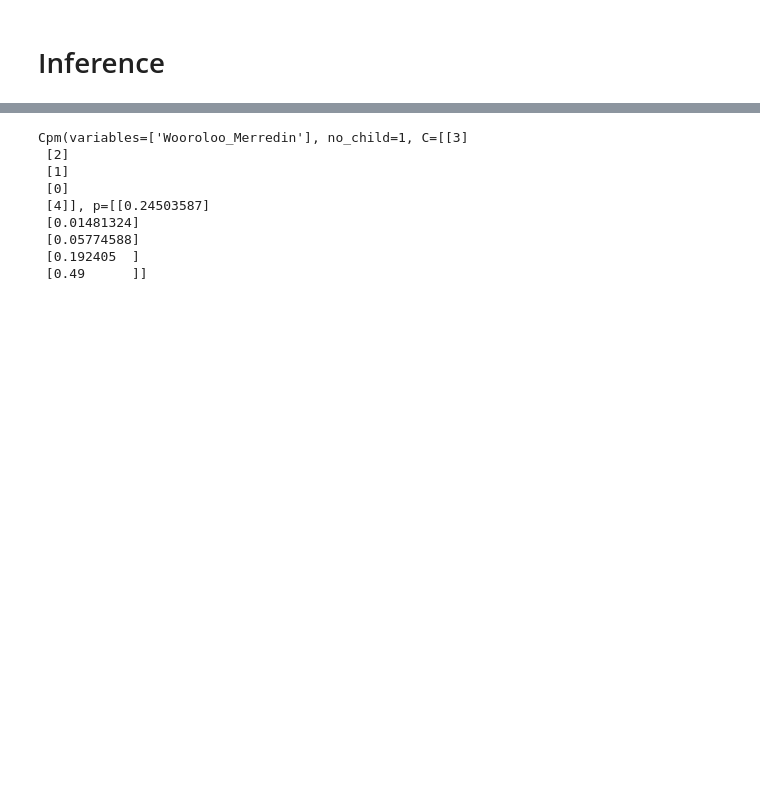
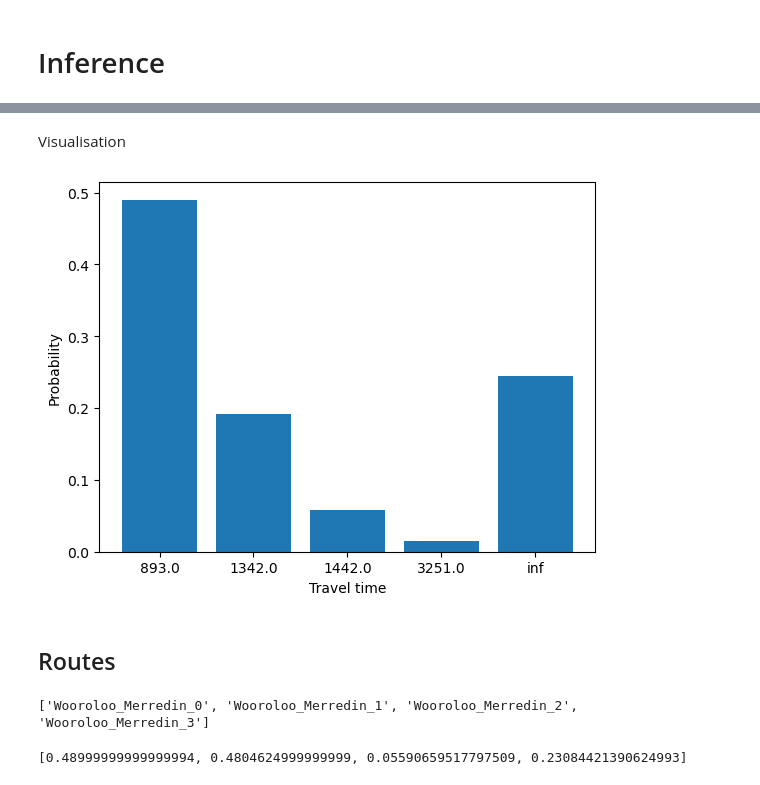
Before and after one commit to dynaryu/BNS-JT, a Jupyter notebook: BNS_JT/demos/Wheat/demo.ipynb, the cells around one changed output, grey strips where cells are left out. Drawn from its saved outputs; the diff is of its cells as text; code cells hidden in the pictures; blank space fills up the shorter version.

Commit message:
real-time analysis demonstration of the reliability of the system and routes

```diff
--- a/BNS_JT/demos/Wheat/demo.ipynb
+++ b/BNS_JT/demos/Wheat/demo.ipynb
@@ -188,2 +171,10 @@ Cpm(variables=['Wooroloo_Merredin', 'Wooroloo_Merredin_0', 'Wooroloo_Merredin_1'
+# %%
+fcpms = cfg.output_path.joinpath('cpms.pk')
+with open(fcpms, 'wb') as f:
+    pickle.dump(cpms, f)
+
+fvaris = cfg.output_path.joinpath('varis.pk')
+with open(fvaris, 'wb') as f:
+    pickle.dump(varis, f)
 # %% [markdown]
 # Inference
@@ -193,0 +183,4 @@ print(vars_inf)
+# %%
+cpms = pickle.load(open(fcpms, 'rb'))
+varis = pickle.load(open(fvaris, 'rb'))
+cfg = config.Config(HOME.joinpath('./config.json'))
@@ -193,0 +191,10 @@ print(vars_inf)
+# %%
+od_pair = cfg.infra['ODs']['od1']
+
+VE_ord = list(probs.keys()) + path_names
+vars_inf = operation.get_inf_vars( cpms, od_name, VE_ord )
+# %%
+od_name = od_pair[0] + '_' + od_pair[1]
+
+Mod = operation.variable_elim([cpms[k] for k in vars_inf], [v for v in vars_inf if v!=od_name])
+print(Mod)
@@ -194,16 +211,32 @@ print(vars_inf)
+# %% [markdown]
+Visualisation
+# %%
+plt.figure()
+p_flat = Mod.p.flatten()
+plt.bar(range(len(p_flat)), p_flat[::-1], tick_label=varis[od_name].values[::-1])
+
+plt.xlabel("Travel time")
+plt.ylabel("Probability")
+
+plt.show()
+# %% [output]
+[figure, added]
+# %% [markdown]
+## Routes
+# %%
+paths_name = [v.name for v in cpms[od_name].variables[1:]]
+print(paths_name)
+# %% [output]
+['Wooroloo_Merredin_0', 'Wooroloo_Merredin_1', 'Wooroloo_Merredin_2', 'Wooroloo_Merredin_3']
 # %%
-VE_ord = list(probs.keys()) + path_names
-vars_inf = operation.get_inf_vars( cpms, od_name, VE_ord )
-Mod = operation.variable_elim([cpms[k] for k in vars_inf], [v for v in vars_inf if v!=od_name])
+paths_rel = []
+for path_i in paths_name:
+    VE_ord = list(probs.keys()) + path_names
+    vars_inf = operation.get_inf_vars( cpms, path_i, VE_ord )
+
+    Mpath = operation.variable_elim([cpms[k] for k in vars_inf], [v for v in vars_inf if v!=path_i])
+    paths_rel.append( Mpath.p[1][0] )
+
+print(paths_rel)
+# %% [output]
+[0.48999999999999994, 0.4804624999999999, 0.05590659517797509, 0.23084421390624993]
-# %%
-print(Mod)
-# %% [output]
-Cpm(variables=['Wooroloo_Merredin'], no_child=1, C=[[3]
- [2]
- [1]
- [0]
- [4]], p=[[0.24503587]
- [0.01481324]
- [0.05774588]
- [0.192405  ]
- [0.49      ]]
```
Also changed, not shown: parts of 16 cells of this notebook.
